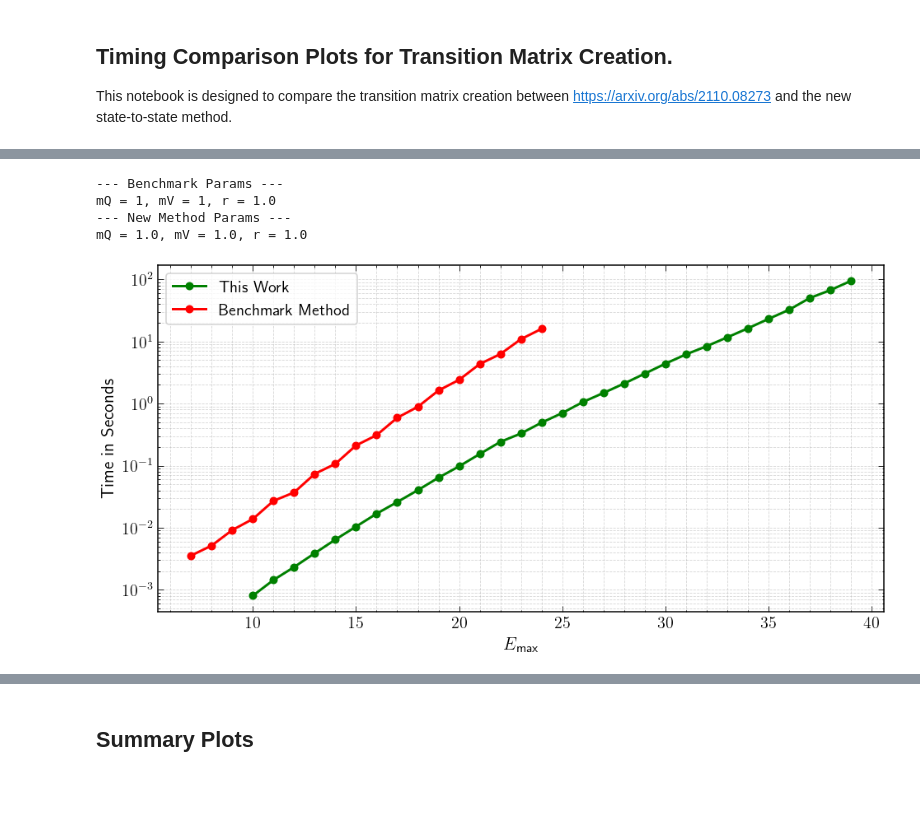
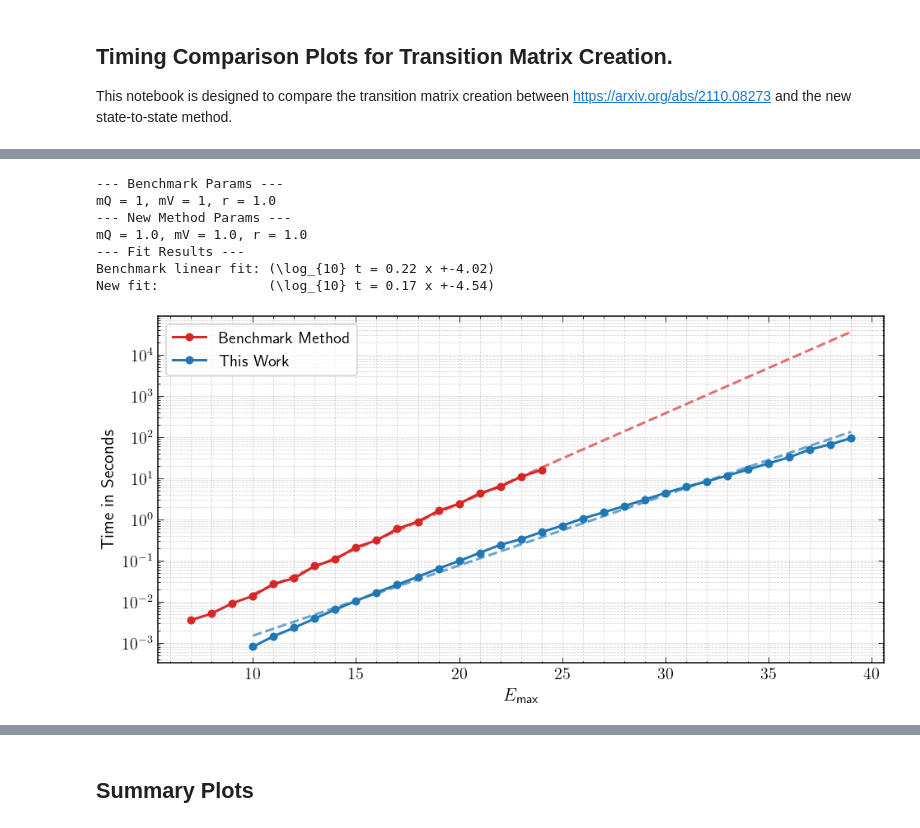
Before and after one commit to miarobin/FasterHT, a Jupyter notebook: TimingPlots.ipynb, the cells around one changed output, grey strips where cells are left out. Saved outputs shown, nothing was run; the diff lists cells and outputs as text; code cells hidden in the pictures; blank space fills up the shorter version.

```diff
--- a/TimingPlots.ipynb
+++ b/TimingPlots.ipynb
@@ -143,12 +224,12 @@ New fit:              (\log_{10} t = 0.15 x +-5.11)
 # %%
 # 1. Parameters for the plot
 
-emax_list = range(7,33) #Test Range of E_max.
+emax_list = range(10,40) #Test Range of E_max.
 
 # 2. Importing comparison timings.
 
 #This file is produced from the code 'phi4_truncation.ipynb' and imported here.
-benchmark_filename = "phi4_benchmark_results.csv"
+benchmark_filename = "LargeRuns/phi4_benchmark_results.csv"
 execution_times_benchmark = []
 with open(benchmark_filename, mode="r") as file:
     reader = csv.reader(file)
@@ -167,7 +248,7 @@ with open(benchmark_filename, mode="r") as file:
         execution_times_benchmark.append(float(row[1])) # Convert time back to float
 
 #This file is produced from the code 'faster_phi4.ipynb' and imported here.
-statestate_filename = "phi4_statetostate_results.csv"
+statestate_filename = "LargeRuns/phi4_statetostate_results.csv"
 execution_times_statestate = []
 with open(statestate_filename, mode="r") as file:
     reader = csv.reader(file)
@@ -177,36 +258,58 @@ with open(statestate_filename, mode="r") as file:
 
     # Skips header for e_max list.
     next(reader)
     emax_list_statestate = list(map(float,next(reader))) #Saves e_max list and converts to float.
 
     next(reader) #Skips Header.
     for row in reader:
         # Adds data to execution_times_statestate list.
         execution_times_statestate.append(float(row[1])) # Convert time back to float
 
 
 # 3. Plot the results
 fig, ax1 = plt.subplots(figsize=(8, 4))
 ax1.set_xlabel(r'$E_\text{max}$', color='black')
 ax1.set_ylabel('Time in Seconds')
 ax1.set_yscale('log')
 ax1.tick_params(axis='x', labelcolor='black')
 ax1.grid(True, which="both", linestyle='--', alpha=0.5)
 
 
-# 4. Plots the raw data and linear fits.
+# 4. First degree polynomial fit to the timing data.
+startix = 0 # Starting index for the polynomial fit in case it is noisy.
+coef_statestate = (np.polyfit(emax_list_statestate[startix:], np.log10(execution_times_statestate)[startix:], 1))
+coef_bench = (np.polyfit(emax_list_benchmark[startix:], np.log10(execution_times_benchmark)[startix:], 1))
 
-# State to state method:
-ax1.plot(emax_list_statestate, execution_times_statestate, marker='o', linestyle='-', color='g', label='This Work')
-# Benchmark method:
-ax1.plot(emax_list_benchmark, execution_times_benchmark, marker ='o', linestyle='-', color='r', label='Benchmark Method')
+poly_statestate = np.poly1d(coef_statestate)
+poly_bench = np.poly1d(coef_bench)
+xs = np.linspace(emax_list[0],emax_list[-1])
 
 
+# 5. Plots the raw data and linear fits.
+# Benchmark method:
+ax1.plot(emax_list_benchmark, execution_times_benchmark, marker ='o', linestyle='-', color='tab:red', label='Benchmark Method')
+ax1.plot(
+    xs, 10**poly_bench(xs),
+    '--', color='tab:red', alpha=0.66
+)
+# State to state method:
+ax1.plot(emax_list_statestate, execution_times_statestate, marker='o', linestyle='-', color='tab:blue', label='This Work')
+ax1.plot(
+    xs, 10**poly_statestate(xs),
+    '--', color='tab:blue', alpha=0.66
+)
 ax1.legend()
 plt.savefig('phi4_matrix_creation.pdf',format='pdf')
+
+print('--- Fit Results ---')
+print(rf'Benchmark linear fit: (\log_{{10}} t = {coef_bench[0]:.2f} x +{coef_bench[1]:.2f})')
+print(rf'New fit:              (\log_{{10}} t = {coef_statestate[0]:.2f} x +{coef_statestate[1]:.2f})')
 # %% [output]
 --- Benchmark Params ---
 mQ = 1, mV = 1, r = 1.0
 --- New Method Params ---
 mQ = 1.0, mV = 1.0, r = 1.0
+--- Fit Results ---
+Benchmark linear fit: (\log_{10} t = 0.22 x +-4.02)
+New fit:              (\log_{10} t = 0.17 x +-4.54)
-[figure, old version]
+[figure, new version]
```
Also changed, not shown: parts of 12 cells of this notebook, 2 other files.
